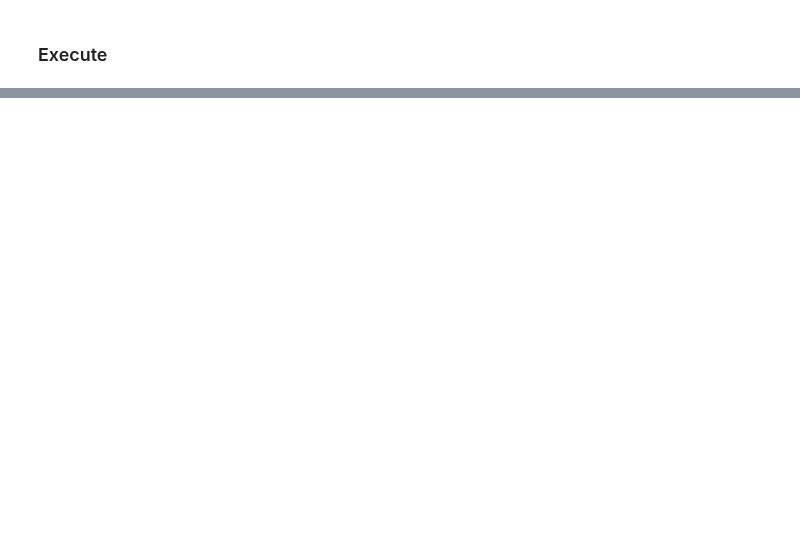
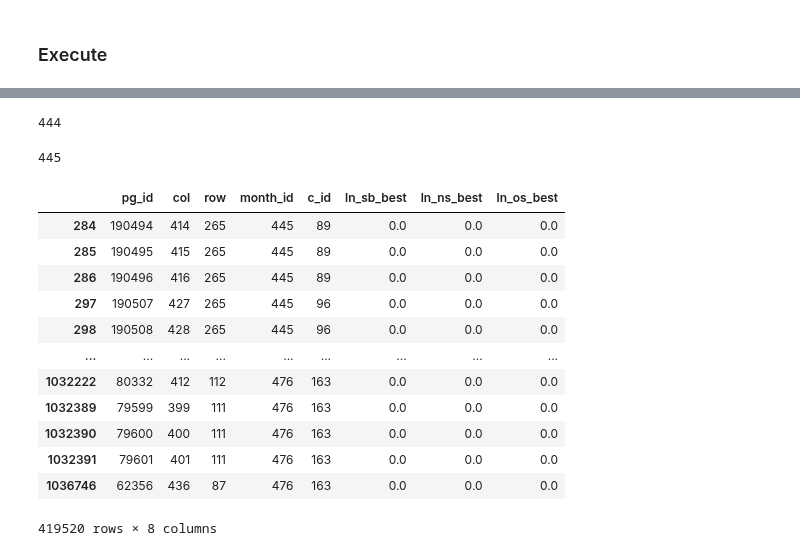
Before and after one commit to prio-data/views_pipeline, a Jupyter notebook: models/purple_alien/notebooks/test_to_prediction_store.ipynb, the cells around one changed output, grey strips where cells are left out. Cells and saved outputs as stored; diff of their text form; code cells hidden in the pictures; blank space fills up the shorter version.

```diff
--- a/models/purple_alien/notebooks/test_to_prediction_store.ipynb
+++ b/models/purple_alien/notebooks/test_to_prediction_store.ipynb
@@ -213,7 +213,7 @@ def generate_fake_vol(vol, month_range=36):
                     Represents a subset of the original volume for testing.
     """
     # Extract the last three features from the volume
-    fake_vol = vol[:month_range, :, :, 5:]
+    fake_vol = vol[-month_range:, :, :, 5:]
 
     return fake_vol
 # %%
@@ -260,7 +260,7 @@ def make_forecast_storage_vol(df, month_range = 36):
 
     # Adjust the month_id with an increment of 1
     for i in range(month_range):
-        vol[:, :, i, 3] = last_month_id + i
+        vol[:, :, i, 3] = last_month_id + i + 1 # to get one month after the last observed month
 
     # Reorient and transpose
     vol = np.flip(vol, axis=0)
@@ -465,0 +456,16 @@ KeyboardInterrupt:
+# %%
+# Lets start from scracth
+PATH = "/home/simon/Documents/scripts/views_pipeline/models/purple_alien/data/raw/calibration_viewser_data.pkl"
+df = pd.read_pickle(PATH)
+
+vol = df_to_vol(df)
+
+vol_fake = generate_fake_vol(vol, month_range=month_range)
+
+forecast_storage_vol = make_forecast_storage_vol(df, month_range=month_range)
+
+new_vol = merge_vol(forecast_storage_vol, vol_fake)
+
+check_vol_equal(vol, new_vol)
+
+df_new = vol_to_df(new_vol)
@@ -465,0 +488,22 @@ KeyboardInterrupt:
+# %%
+print(df["month_id"].max())
+(df_new["month_id"].min())
+# %% [output]
+444
+445
+# %%
+df_new
+# %% [output]
+|  | pg_id | col | row | month_id | c_id | ln_sb_best | ln_ns_best | ln_os_best |
+| 284 | 190494 | 414 | 265 | 445 | 89 | 0.0 | 0.0 | 0.0 |
+| 285 | 190495 | 415 | 265 | 445 | 89 | 0.0 | 0.0 | 0.0 |
+| 286 | 190496 | 416 | 265 | 445 | 89 | 0.0 | 0.0 | 0.0 |
+| 297 | 190507 | 427 | 265 | 445 | 96 | 0.0 | 0.0 | 0.0 |
+| 298 | 190508 | 428 | 265 | 445 | 96 | 0.0 | 0.0 | 0.0 |
+| ... | ... | ... | ... | ... | ... | ... | ... | ... |
+| 1032222 | 80332 | 412 | 112 | 476 | 163 | 0.0 | 0.0 | 0.0 |
+| 1032389 | 79599 | 399 | 111 | 476 | 163 | 0.0 | 0.0 | 0.0 |
+| 1032390 | 79600 | 400 | 111 | 476 | 163 | 0.0 | 0.0 | 0.0 |
+| 1032391 | 79601 | 401 | 111 | 476 | 163 | 0.0 | 0.0 | 0.0 |
+| 1036746 | 62356 | 436 | 87 | 476 | 163 | 0.0 | 0.0 | 0.0 |
+419520 rows × 8 columns
```
Also changed, not shown: parts of 7 cells of this notebook.
